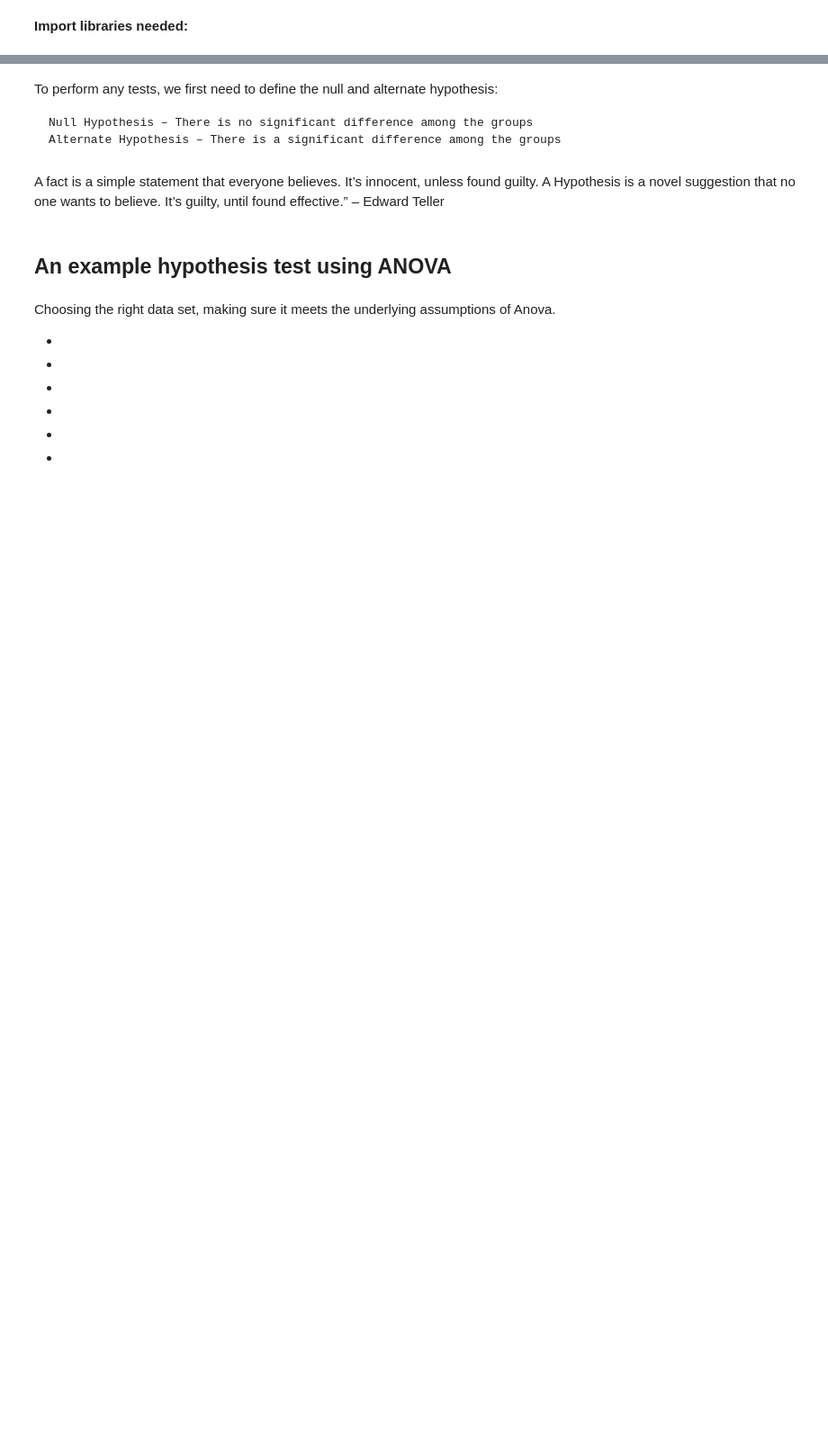
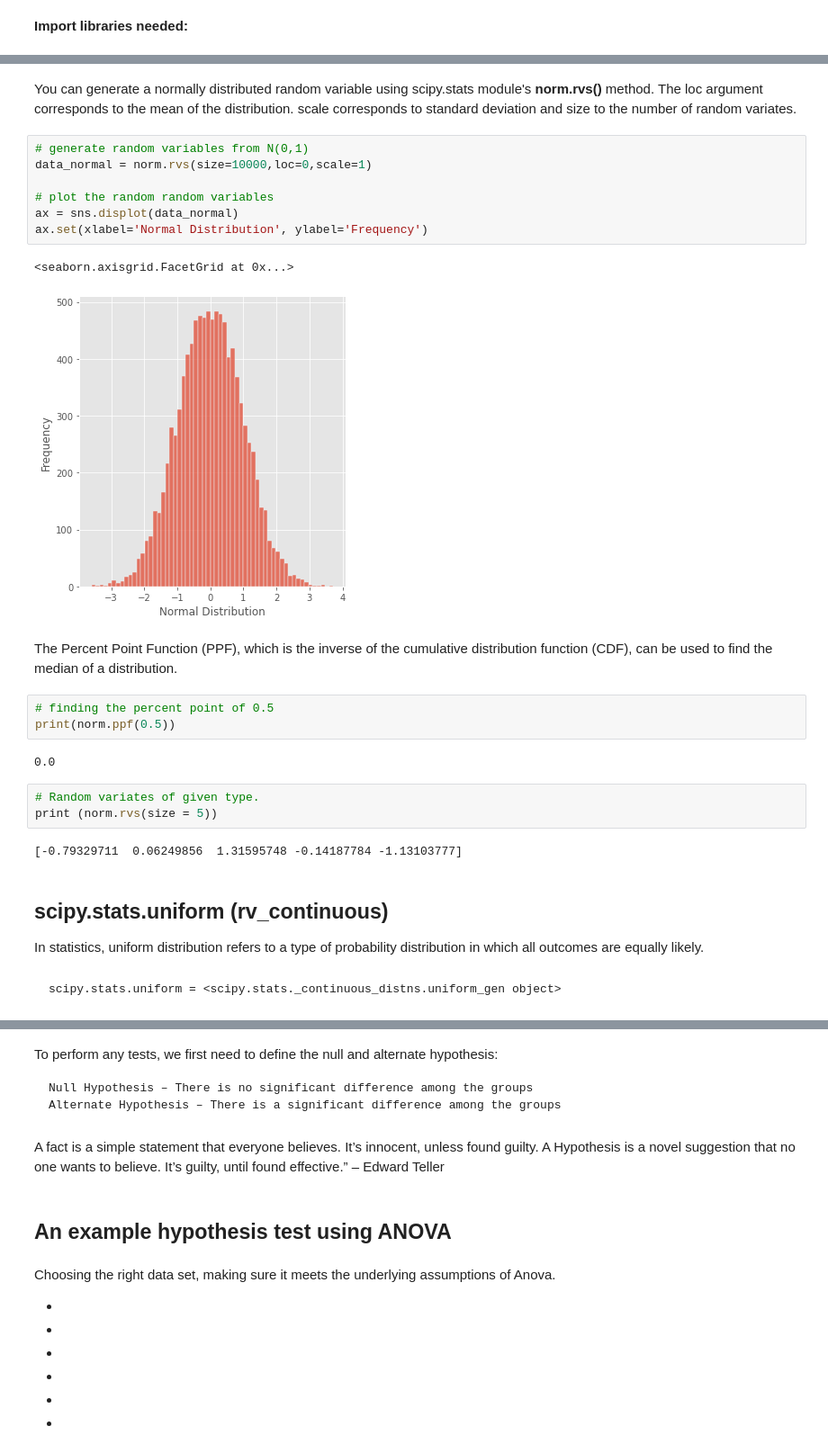
Before and after one commit to AineNicD/machine-learning-and-statistics, a Jupyter notebook: scipy-stats.ipynb, the cells around one changed output, grey strips where cells are left out. Shown at 90% size. Drawn from its saved outputs; the diff is of its cells as text; blank space fills up the shorter version.

Commit message:
added probability distributions in scipy stats library overview

```diff
--- a/scipy-stats.ipynb
+++ b/scipy-stats.ipynb
@@ -141,0 +133,32 @@ This produces a long list of the documentation associated with the function whic
+# %% [markdown]
+You can generate a normally distributed random variable using scipy.stats module's <b> norm.rvs()</b> method. The loc argument corresponds to the mean of the distribution. scale corresponds to standard deviation and size to the number of random variates.
+# %%
+# generate random variables from N(0,1)
+data_normal = norm.rvs(size=10000,loc=0,scale=1)
+
+# plot the random random variables
+ax = sns.displot(data_normal)
+ax.set(xlabel='Normal Distribution', ylabel='Frequency')
+# %% [output]
+<seaborn.axisgrid.FacetGrid at 0x...>
+[figure, added]
+# %% [markdown]
+The Percent Point Function (PPF), which is the inverse of the cumulative distribution function (CDF), can be used to find the median of a distribution.
+# %%
+# finding the percent point of 0.5
+print(norm.ppf(0.5))
+# %% [output]
+0.0
+# %%
+# Random variates of given type.
+print (norm.rvs(size = 5))
+# %% [output]
+[-0.79329711  0.06249856  1.31595748 -0.14187784 -1.13103777]
+# %% [markdown]
+## scipy.stats.uniform <a name = "uniform"></a> (rv_continuous)
+
+In statistics, uniform distribution refers to a type of probability distribution in which all outcomes are equally likely.
+# %% [markdown]
+~~~
+scipy.stats.uniform = <scipy.stats._continuous_distns.uniform_gen object>
+~~~
```
Also changed, not shown: parts of 47 cells of this notebook, 2 other files.
